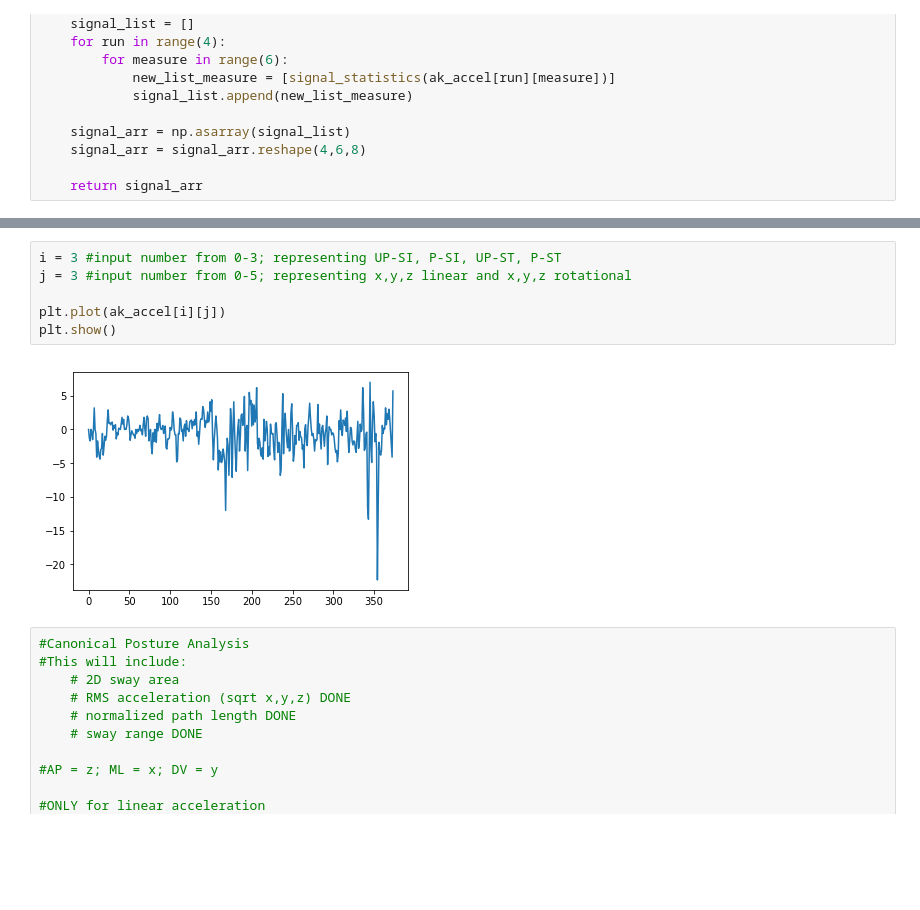
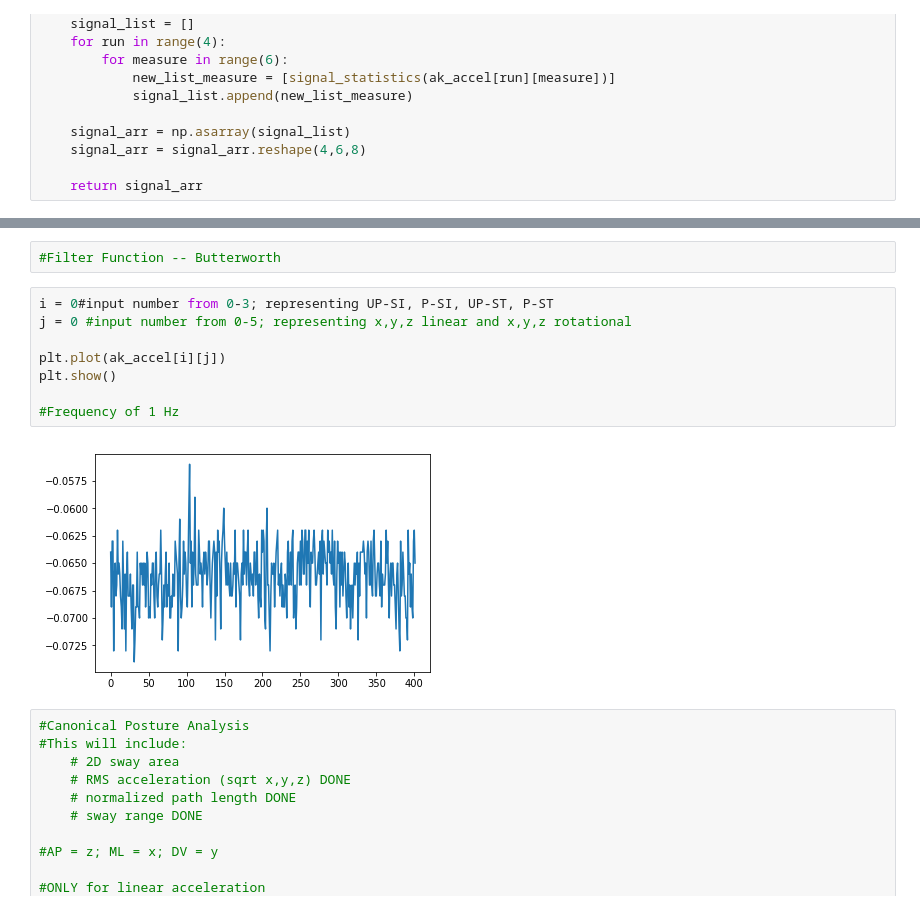
Before and after one commit to vedantchandra/hsl_python, a Jupyter notebook: SpaceVestibExperiment/Accelerometer Analysis.ipynb, the cells around one changed output, grey strips where cells are left out. Saved outputs shown, nothing was run; the diff lists cells and outputs as text; blank space fills up the shorter version.

```diff
--- a/SpaceVestibExperiment/Accelerometer Analysis.ipynb
+++ b/SpaceVestibExperiment/Accelerometer Analysis.ipynb
@@ -115,11 +112,15 @@ STAND
+# %%
+#Filter Function -- Butterworth
 # %%
-i = 3 #input number from 0-3; representing UP-SI, P-SI, UP-ST, P-ST
-j = 3 #input number from 0-5; representing x,y,z linear and x,y,z rotational
+i = 0#input number from 0-3; representing UP-SI, P-SI, UP-ST, P-ST
+j = 0 #input number from 0-5; representing x,y,z linear and x,y,z rotational
 
 plt.plot(ak_accel[i][j])
 plt.show()
+
+#Frequency of 1 Hz
 # %% [output]
-[figure, old version]
+[figure, new version]
 # %%
 #Canonical Posture Analysis
 #This will include:
```
Also changed, not shown: parts of 3 cells of this notebook.
